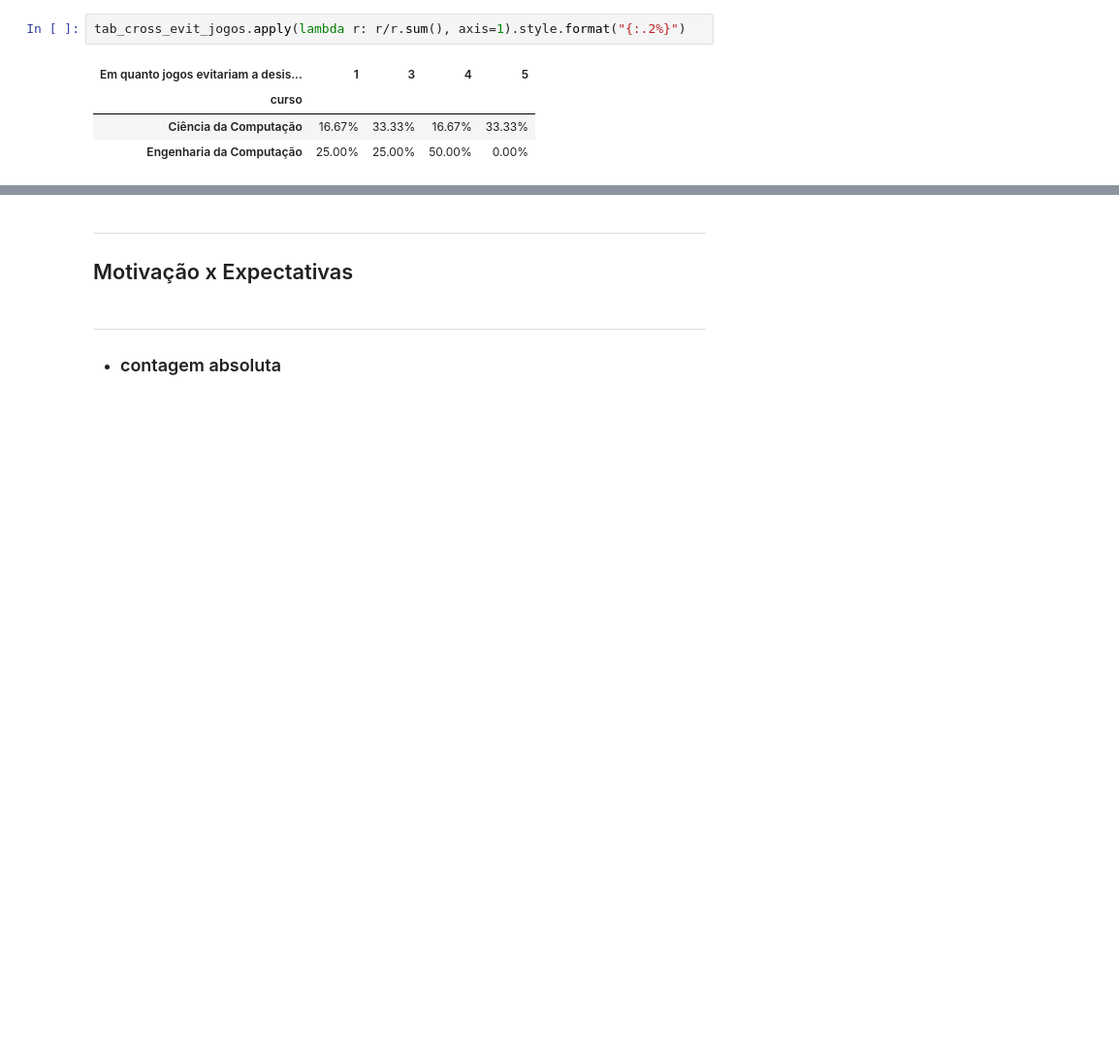
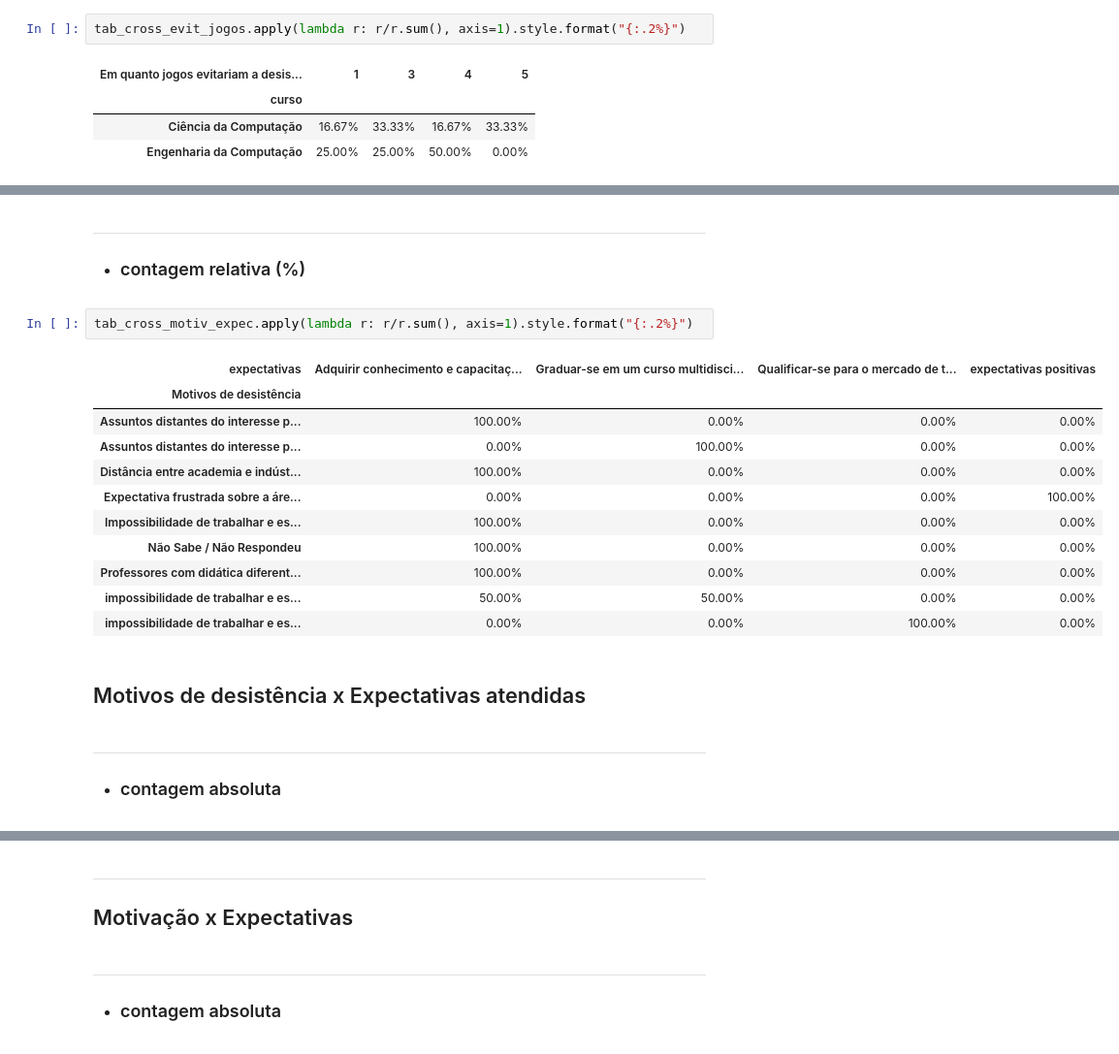
Before and after one commit to rubensandersonn/TeR, a Jupyter notebook: Pesquisa de Evasão/Survey/Análise de dados/Desistentes.ipynb, the cells around one changed output, grey strips where cells are left out. Shown at 97% size. Saved outputs shown, nothing was run; the diff lists cells and outputs as text; blank space fills up the shorter version.

```diff
--- a/Pesquisa de Evasão/Survey/Análise de dados/Desistentes.ipynb
+++ b/Pesquisa de Evasão/Survey/Análise de dados/Desistentes.ipynb
@@ -549,0 +647,22 @@ tab_cross_evit_jogos.apply(lambda r: r/r.sum(), axis=1).style.format("{:.2%}")
+# %% [markdown]
+----------
+* ### contagem relativa (%)
+# %%
+tab_cross_motiv_expec.apply(lambda r: r/r.sum(), axis=1).style.format("{:.2%}")
+# %% [output]
+| expectativas | Adquirir conhecimento e capacitaç... | Graduar-se em um curso multidisci... | Qualificar-se para o mercado de t... | expectativas positivas |
+| Motivos de desistência |  |  |  |  |
+| Assuntos distantes do interesse p... | 100.00% | 0.00% | 0.00% | 0.00% |
+| Assuntos distantes do interesse p... | 0.00% | 100.00% | 0.00% | 0.00% |
+| Distância entre academia e indúst... | 100.00% | 0.00% | 0.00% | 0.00% |
+| Expectativa frustrada sobre a áre... | 0.00% | 0.00% | 0.00% | 100.00% |
+| Impossibilidade de trabalhar e es... | 100.00% | 0.00% | 0.00% | 0.00% |
+| Não Sabe / Não Respondeu | 100.00% | 0.00% | 0.00% | 0.00% |
+| Professores com didática diferent... | 100.00% | 0.00% | 0.00% | 0.00% |
+| impossibilidade de trabalhar e es... | 50.00% | 50.00% | 0.00% | 0.00% |
+| impossibilidade de trabalhar e es... | 0.00% | 0.00% | 100.00% | 0.00% |
+# %% [markdown]
+## Motivos de desistência x Expectativas atendidas
+# %% [markdown]
+----------
+* ### contagem absoluta
```
Also changed, not shown: parts of 42 cells of this notebook.
